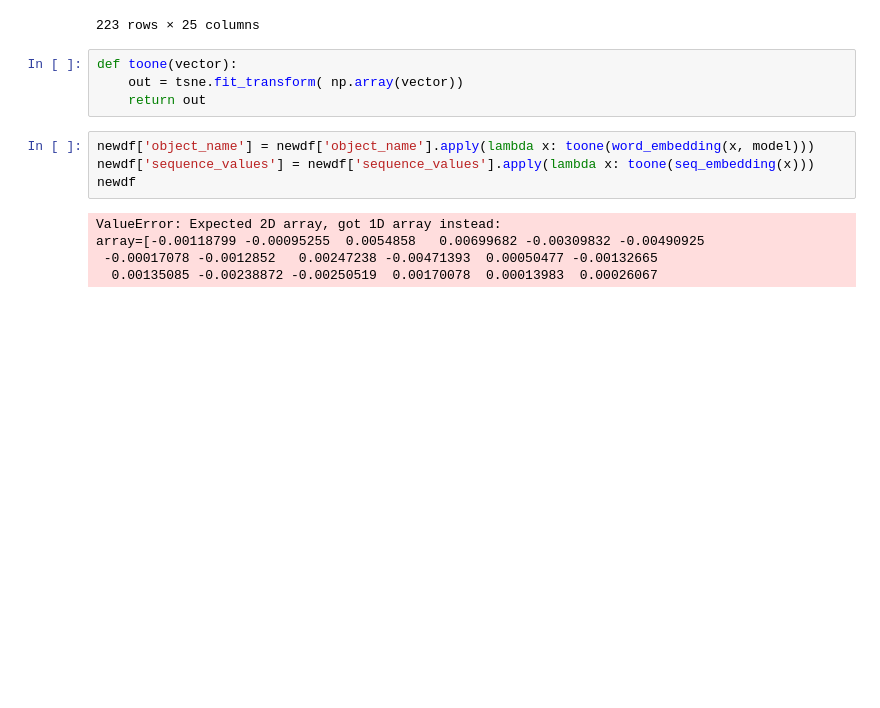
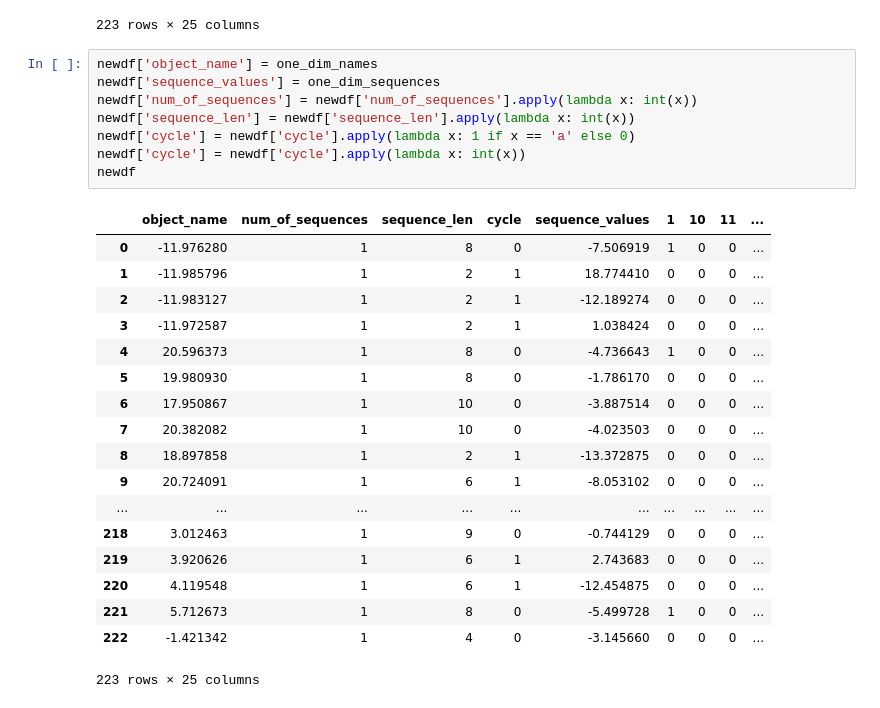
Before and after one commit to agentolek/Bootcamp-mini-hackathon-2024, a Jupyter notebook: Slodziaki/code/correlation.ipynb, the cells around one changed output. Saved outputs shown, nothing was run; the diff lists cells and outputs as text; blank space fills up the shorter version.

```diff
--- a/Slodziaki/code/correlation.ipynb
+++ b/Slodziaki/code/correlation.ipynb
@@ -272,16 +266,30 @@ newdf
 | 221 | VKGM45.16.1 | 1 | 8 | 0 | [A.38, B.27.30, B.24.11, B.31.28,... | 1 | 0 | 0 | ... |
 | 222 | WIENMV-174.317 | 1 | 4 | 0 | [B.27.30, B.24.11, B.29.30, A.6] | 0 | 0 | 0 | ... |
 223 rows × 25 columns
-# %%
-def toone(vector):
-    out = tsne.fit_transform( np.array(vector))
-    return out
-# %%
-newdf['object_name'] = newdf['object_name'].apply(lambda x: toone(word_embedding(x, model)))
-newdf['sequence_values'] = newdf['sequence_values'].apply(lambda x: toone(seq_embedding(x)))
-newdf
-# %% [output]
-ValueError: Expected 2D array, got 1D array instead:
-array=[-0.00118799 -0.00095255  0.0054858   0.00699682 -0.00309832 -0.00490925
- -0.00017078 -0.0012852   0.00247238 -0.00471393  0.00050477 -0.00132665
-  0.00135085 -0.00238872 -0.00250519  0.00170078  0.00013983  0.00026067
+# %%
+newdf['object_name'] = one_dim_names
+newdf['sequence_values'] = one_dim_sequences
+newdf['num_of_sequences'] = newdf['num_of_sequences'].apply(lambda x: int(x))
+newdf['sequence_len'] = newdf['sequence_len'].apply(lambda x: int(x))
+newdf['cycle'] = newdf['cycle'].apply(lambda x: 1 if x == 'a' else 0)
+newdf['cycle'] = newdf['cycle'].apply(lambda x: int(x))
+newdf
+# %% [output]
+|  | object_name | num_of_sequences | sequence_len | cycle | sequence_values | 1 | 10 | 11 | ... |
+| 0 | -11.976280 | 1 | 8 | 0 | -7.506919 | 1 | 0 | 0 | ... |
+| 1 | -11.985796 | 1 | 2 | 1 | 18.774410 | 0 | 0 | 0 | ... |
+| 2 | -11.983127 | 1 | 2 | 1 | -12.189274 | 0 | 0 | 0 | ... |
+| 3 | -11.972587 | 1 | 2 | 1 | 1.038424 | 0 | 0 | 0 | ... |
+| 4 | 20.596373 | 1 | 8 | 0 | -4.736643 | 1 | 0 | 0 | ... |
+| 5 | 19.980930 | 1 | 8 | 0 | -1.786170 | 0 | 0 | 0 | ... |
+| 6 | 17.950867 | 1 | 10 | 0 | -3.887514 | 0 | 0 | 0 | ... |
+| 7 | 20.382082 | 1 | 10 | 0 | -4.023503 | 0 | 0 | 0 | ... |
+| 8 | 18.897858 | 1 | 2 | 1 | -13.372875 | 0 | 0 | 0 | ... |
+| 9 | 20.724091 | 1 | 6 | 1 | -8.053102 | 0 | 0 | 0 | ... |
+| ... | ... | ... | ... | ... | ... | ... | ... | ... | ... |
+| 218 | 3.012463 | 1 | 9 | 0 | -0.744129 | 0 | 0 | 0 | ... |
+| 219 | 3.920626 | 1 | 6 | 1 | 2.743683 | 0 | 0 | 0 | ... |
+| 220 | 4.119548 | 1 | 6 | 1 | -12.454875 | 0 | 0 | 0 | ... |
+| 221 | 5.712673 | 1 | 8 | 0 | -5.499728 | 1 | 0 | 0 | ... |
+| 222 | -1.421342 | 1 | 4 | 0 | -3.145660 | 0 | 0 | 0 | ... |
+223 rows × 25 columns
```
Also changed, not shown: parts of 9 cells of this notebook.
